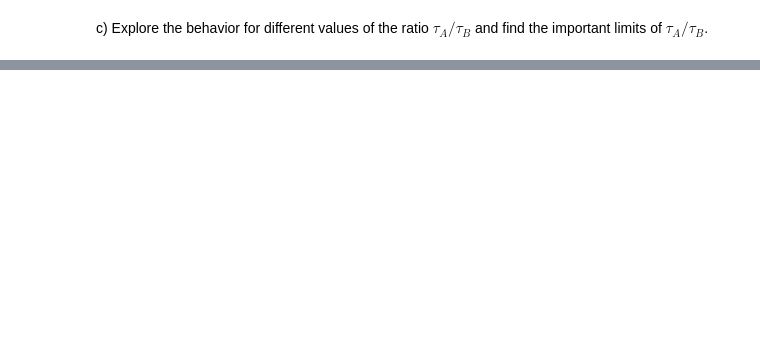
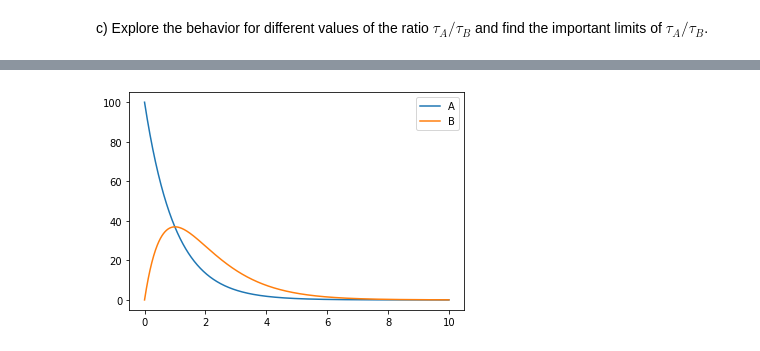
Before and after one commit to Tim-L-Zhao/Lectures, a Jupyter notebook: HW1.ipynb, the cells around one changed output, grey strips where cells are left out. Drawn from its saved outputs; the diff is of its cells as text; code cells hidden in the pictures; blank space fills up the shorter version.

```diff
--- a/HW1.ipynb
+++ b/HW1.ipynb
@@ -288,0 +329,15 @@ c) Explore the behavior for different values of the ratio $\tau_A/\tau_B$ and fi
+# %%
+t0=0
+tf=10
+dt=0.01
+
+#i), tA/tB = 1
+tA=1
+tB=1
+T,A,B=RK4_coupled(fA,fB,tA,tB,t0,tf,dt)
+plt.plot(T,A,label='A')
+plt.plot(T,B,label='B')
+plt.legend()
+plt.show()
+# %% [output]
+[figure, added]
```
Also changed, not shown: parts of 20 cells of this notebook.
